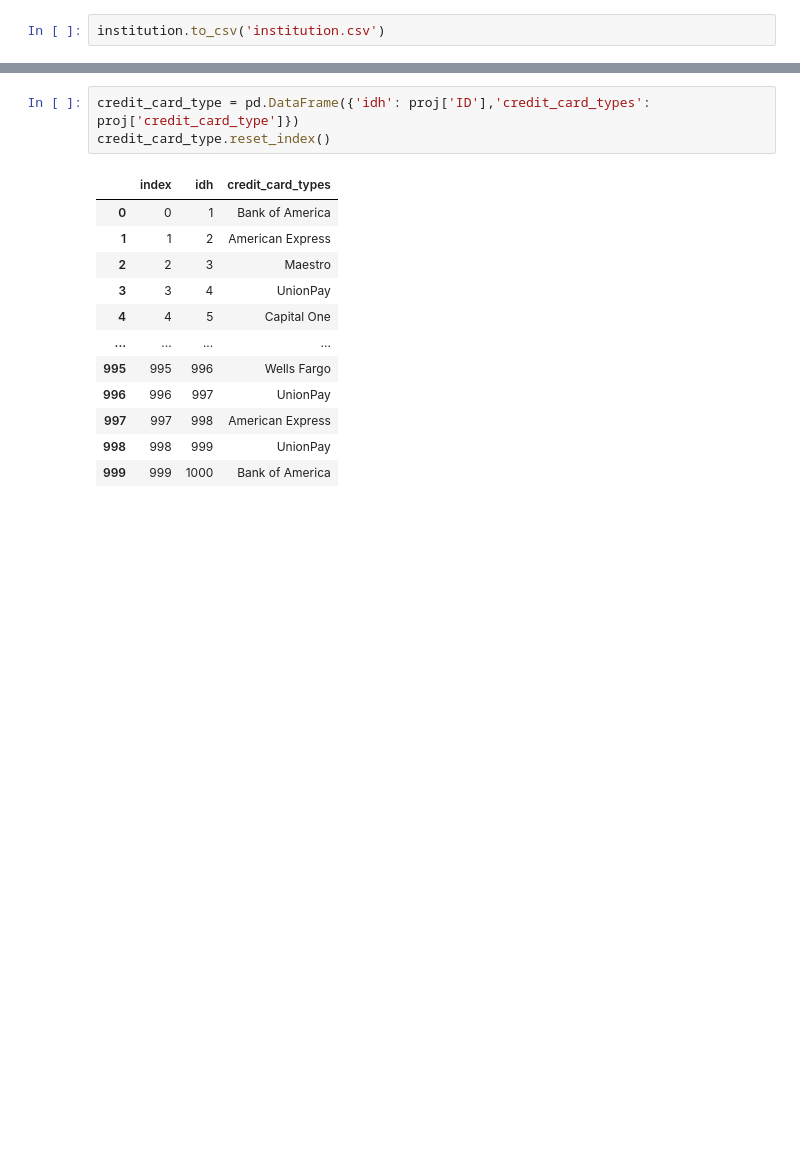
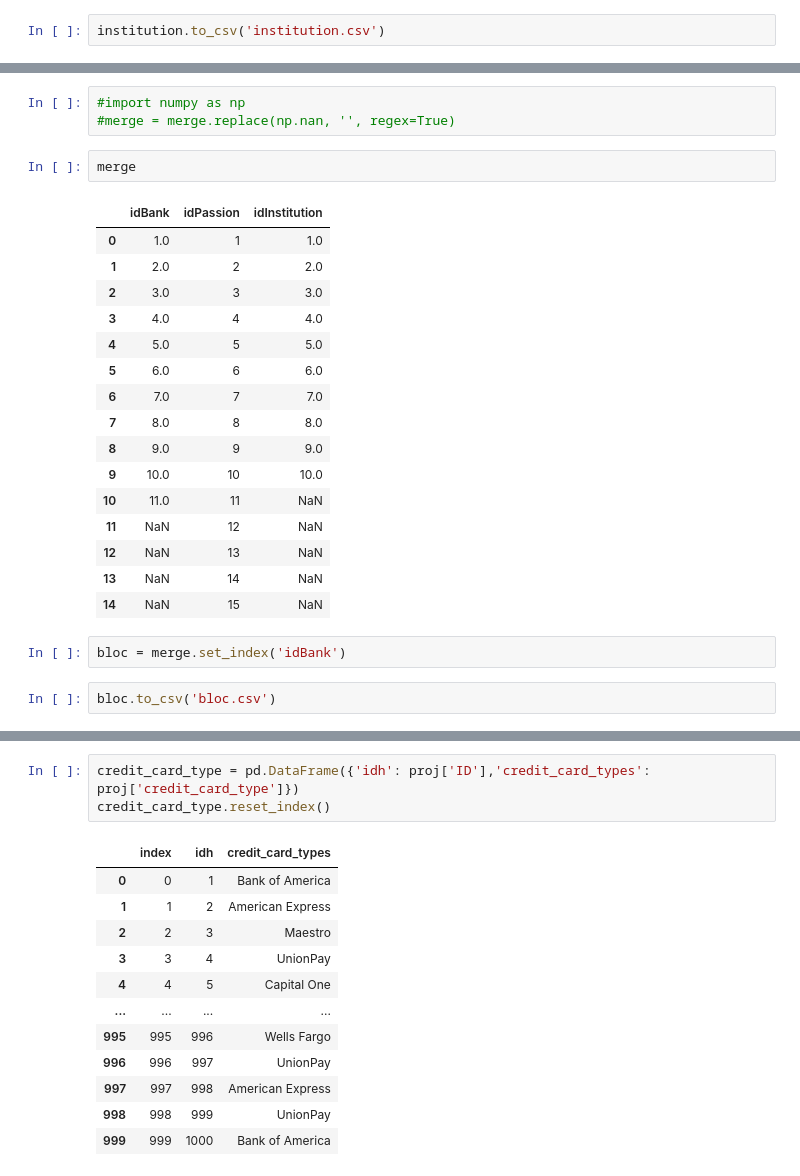
Before and after one commit to marieS06/Projet01, a Jupyter notebook: deb.ipynb, the cells around one changed output, grey strips where cells are left out. Cells and saved outputs as stored; diff of their text form; blank space fills up the shorter version.

```diff
--- a/deb.ipynb
+++ b/deb.ipynb
@@ -419,0 +577,26 @@ institution.to_csv('institution.csv')
+# %%
+#import numpy as np
+#merge = merge.replace(np.nan, '', regex=True)
+# %%
+merge
+# %% [output]
+|  | idBank | idPassion | idInstitution |
+| 0 | 1.0 | 1 | 1.0 |
+| 1 | 2.0 | 2 | 2.0 |
+| 2 | 3.0 | 3 | 3.0 |
+| 3 | 4.0 | 4 | 4.0 |
+| 4 | 5.0 | 5 | 5.0 |
+| 5 | 6.0 | 6 | 6.0 |
+| 6 | 7.0 | 7 | 7.0 |
+| 7 | 8.0 | 8 | 8.0 |
+| 8 | 9.0 | 9 | 9.0 |
+| 9 | 10.0 | 10 | 10.0 |
+| 10 | 11.0 | 11 | NaN |
+| 11 | NaN | 12 | NaN |
+| 12 | NaN | 13 | NaN |
+| 13 | NaN | 14 | NaN |
+| 14 | NaN | 15 | NaN |
+# %%
+bloc = merge.set_index('idBank')
+# %%
+bloc.to_csv('bloc.csv')
```
Also changed, not shown: parts of 21 cells of this notebook.
